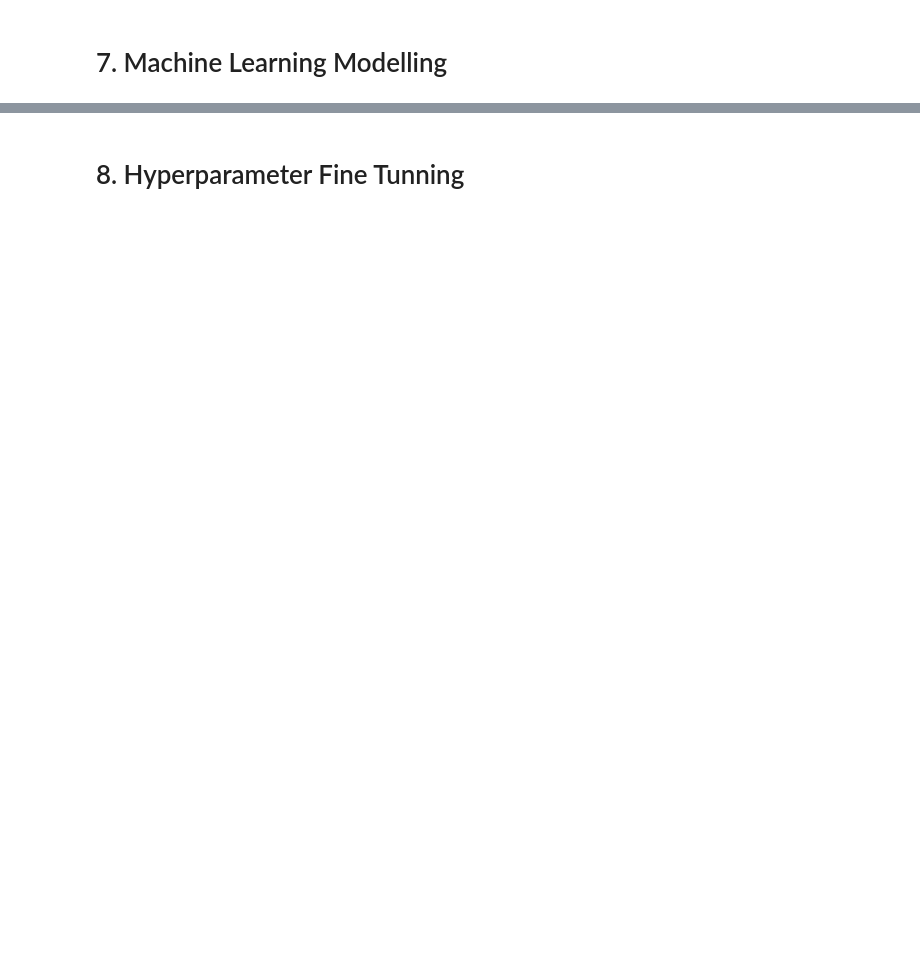
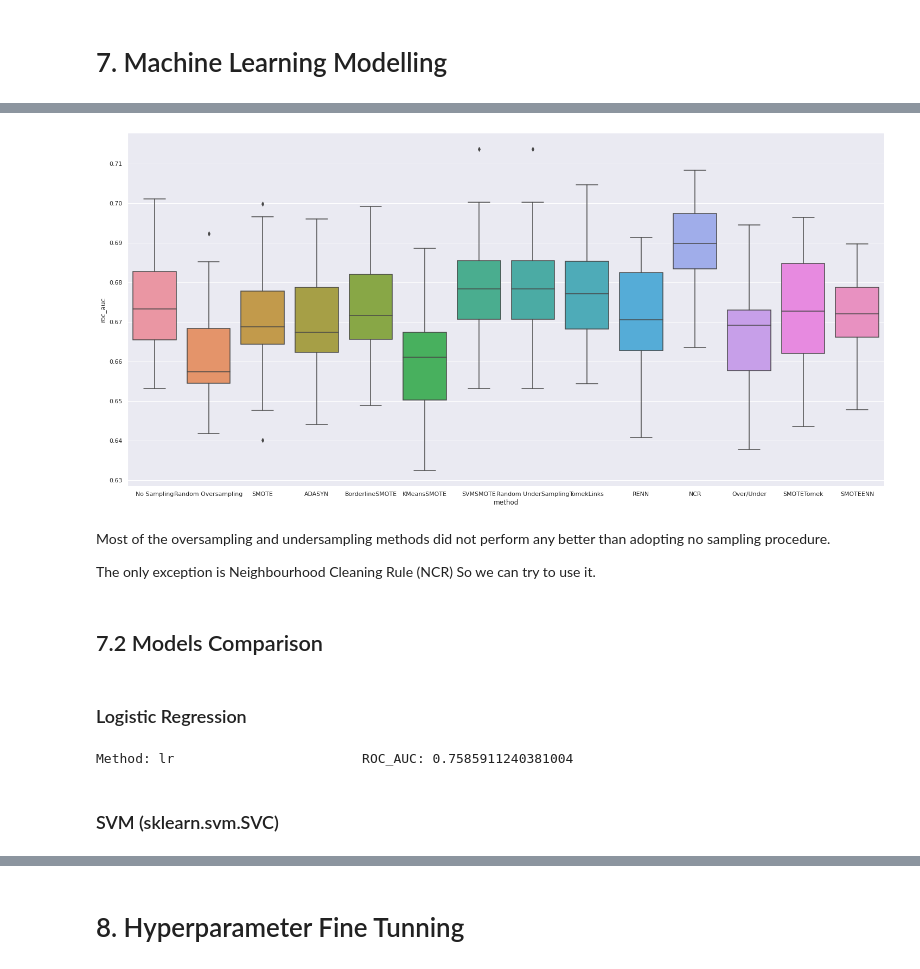
Before and after one commit to humberto-aguiar/churn_prediction, a Jupyter notebook: notebooks/churn_01.ipynb, the cells around one changed output, grey strips where cells are left out. Saved outputs shown, nothing was run; the diff lists cells and outputs as text; code cells hidden in the pictures; blank space fills up the shorter version.

```diff
--- a/notebooks/churn_01.ipynb
+++ b/notebooks/churn_01.ipynb
@@ -559,0 +946,11 @@ Not interested in correlation between gender and country
+# %%
+# Reading data
+
+interim_path = '../data/interim/'
+X_train_t = pickle.load( open(interim_path + 'X_train_t.pkl', 'rb'))
+X_test_t = pickle.load( open(interim_path + 'X_test_t.pkl', 'rb'))
+y_train = pickle.load( open(interim_path + 'y_train.pkl', 'rb'))
+y_test = pickle.load( open(interim_path + 'y_test.pkl', 'rb'))
+
+print( 'Proportion of 1s in train data: {:,.2f}'.format( Counter(y_train)[1]/Counter(y_train)[0] ) )
+print( 'Proportion of 1s in test  data: {:,.2f}'.format( Counter(y_test)[1]/Counter(y_test)[0] ) )
@@ -559,0 +1061,23 @@ Not interested in correlation between gender and country
+# %%
+# removing nearmiss which did not perfmorm well
+res = pd.concat( [r1, r2, r3, r4, r5, r6, r7, r8, r10, r11, r12, r13, r14,r15], axis = 0 )
+sns.boxplot(data = res, y = 'roc_auc', x = 'method' );
+# %% [output]
+[figure, added]
+# %% [markdown]
+Most of the oversampling and undersampling methods did not perform any better than adopting no sampling procedure.
+
+The only exception is Neighbourhood Cleaning Rule (NCR) So we can try to use it.
+# %% [markdown]
+## 7.2 Models Comparison
+# %% [markdown]
+### Logistic Regression
+# %%
+ncr = NeighbourhoodCleaningRule(sampling_strategy='majority')
+lr = LogisticRegression()
+pipe = imbPipeline( steps =[ ('ncr', ncr), ('Logit', lr) ] )
+r1 = eval_model_cv(pipe, X_train_t, y_train, 'lr', 5, 2)
+# %% [output]
+Method: lr                        ROC_AUC: 0.7585911240381004
+# %% [markdown]
+### SVM (sklearn.svm.SVC)
```
Also changed, not shown: parts of 77 cells of this notebook.
